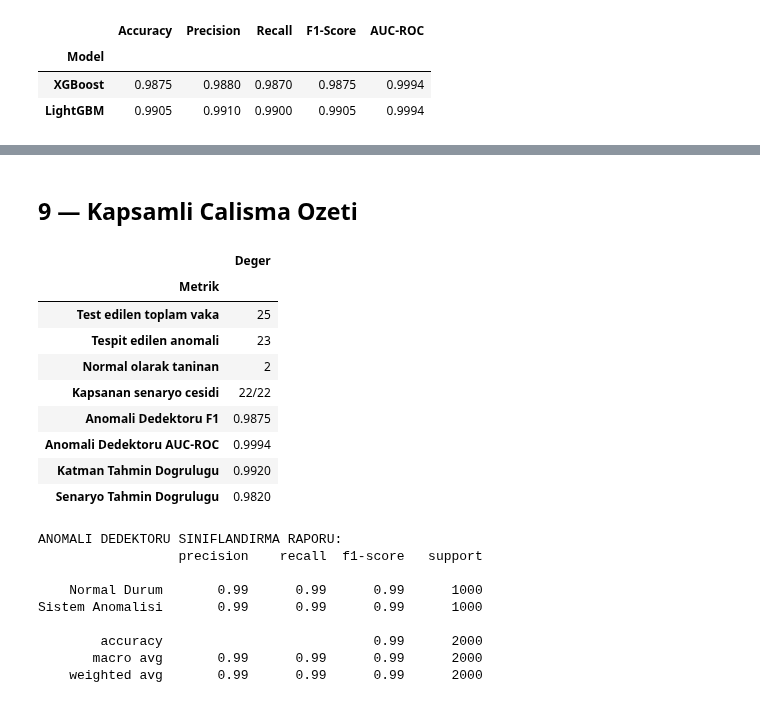
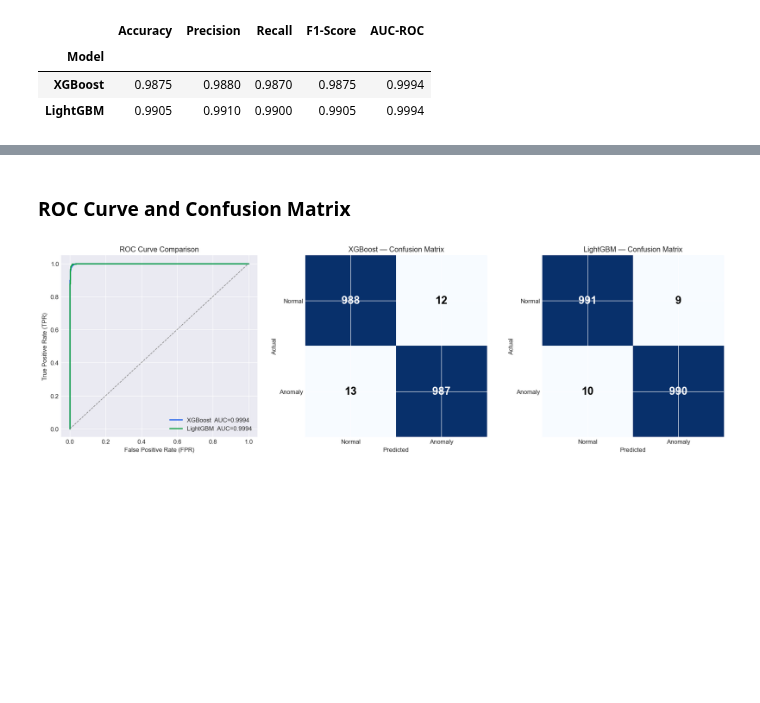
Before and after one commit to NANITH777/multimodal-rca-engine, a Jupyter notebook: dataset_analysis/05_deep_learning_log_anomaly.ipynb, the cells around one changed output, grey strips where cells are left out. Saved outputs shown, nothing was run; the diff lists cells and outputs as text; code cells hidden in the pictures; blank space fills up the shorter version.

```diff
--- a/dataset_analysis/05_deep_learning_log_anomaly.ipynb
+++ b/dataset_analysis/05_deep_learning_log_anomaly.ipynb
@@ -1005,44 +229,36 @@ Yorum:
-# %% [markdown]
-## 9 — Kapsamli Calisma Ozeti
-# %%
-n_anom = sum(1 for r in results if r['is_anomaly'])
-n_norm = sum(1 for r in results if not r['is_anomaly'])
-all_metrics = calc_metrics(xgb_model, X_test, y_test, 'XGBoost')
-
-summary_rows = [
-    {'Metrik': 'Test edilen toplam vaka',   'Deger': str(len(results))},
-    {'Metrik': 'Tespit edilen anomali',      'Deger': str(n_anom)},
-    {'Metrik': 'Normal olarak taninan',      'Deger': str(n_norm)},
-    {'Metrik': 'Kapsanan senaryo cesidi',    'Deger': f"{len(scenario_hits)}/22"},
-    {'Metrik': 'Anomali Dedektoru F1',       'Deger': f"{all_metrics['F1-Score']:.4f}"},
-    {'Metrik': 'Anomali Dedektoru AUC-ROC',  'Deger': f"{all_metrics['AUC-ROC']:.4f}"},
-    {'Metrik': 'Katman Tahmin Dogrulugu',    'Deger': f"{[p for p in rca_perf if p['Gorev']=='Katman'][0]['Accuracy']:.4f}"},
-    {'Metrik': 'Senaryo Tahmin Dogrulugu',   'Deger': f"{[p for p in rca_perf if p['Gorev']=='Senaryo'][0]['Accuracy']:.4f}"},
-]
-
-df_summary = pd.DataFrame(summary_rows).set_index('Metrik')
-display(df_summary)
-
-print("\nANOMALI DEDEKTORU SINIFLANDIRMA RAPORU:")
-print(classification_report(y_test, xgb_model.predict(X_test),
-                             target_names=['Normal Durum', 'Sistem Anomalisi']))
-# %% [output]
-|  | Deger |
-| Metrik |  |
-| Test edilen toplam vaka | 25 |
-| Tespit edilen anomali | 23 |
-| Normal olarak taninan | 2 |
-| Kapsanan senaryo cesidi | 22/22 |
-| Anomali Dedektoru F1 | 0.9875 |
-| Anomali Dedektoru AUC-ROC | 0.9994 |
-| Katman Tahmin Dogrulugu | 0.9920 |
-| Senaryo Tahmin Dogrulugu | 0.9820 |
-ANOMALI DEDEKTORU SINIFLANDIRMA RAPORU:
-                  precision    recall  f1-score   support
-
-    Normal Durum       0.99      0.99      0.99      1000
-Sistem Anomalisi       0.99      0.99      0.99      1000
-
-        accuracy                           0.99      2000
-       macro avg       0.99      0.99      0.99      2000
-    weighted avg       0.99      0.99      0.99      2000
+# %% [markdown]
+### ROC Curve and Confusion Matrix
+# %%
+fig, axes = plt.subplots(1, 3, figsize=(16, 5))
+
+# ROC
+ax = axes[0]
+for name, m, c in [('XGBoost', xgb_model, '#2563eb'), ('LightGBM', lgb_model, '#16a34a')]:
+    fpr, tpr, _ = roc_curve(y_test, m.predict_proba(X_test)[:,1])
+    auc = roc_auc_score(y_test, m.predict_proba(X_test)[:,1])
+    ax.plot(fpr, tpr, color=c, lw=2, label=f'{name}  AUC={auc:.4f}')
+ax.plot([0,1],[0,1],'--', color='gray', lw=1)
+ax.set_xlabel('False Positive Rate (FPR)')
+ax.set_ylabel('True Positive Rate (TPR)')
+ax.set_title('ROC Curve Comparison')
+ax.legend(loc='lower right')
+
+# Confusion matrices
+for ax, (name, model) in zip(axes[1:], [('XGBoost', xgb_model), ('LightGBM', lgb_model)]):
+    cm = confusion_matrix(y_test, model.predict(X_test))
+    ax.imshow(cm, cmap='Blues')
+    ax.set_title(f'{name} — Confusion Matrix')
+    ax.set_xticks([0,1]); ax.set_yticks([0,1])
+    ax.set_xticklabels(['Normal','Anomaly'])
+    ax.set_yticklabels(['Normal','Anomaly'])
+    ax.set_xlabel('Predicted'); ax.set_ylabel('Actual')
+    for i in range(2):
+        for j in range(2):
+            ax.text(j, i, f'{cm[i,j]:,}', ha='center', va='center',
+                    fontsize=18, fontweight='bold',
+                    color='white' if cm[i,j] > cm.max()/2 else 'black')
+
+plt.tight_layout()
+plt.show()
+# %% [output]
+[figure, added]
```
Also changed, not shown: parts of 78 cells of this notebook, 43 other files.
